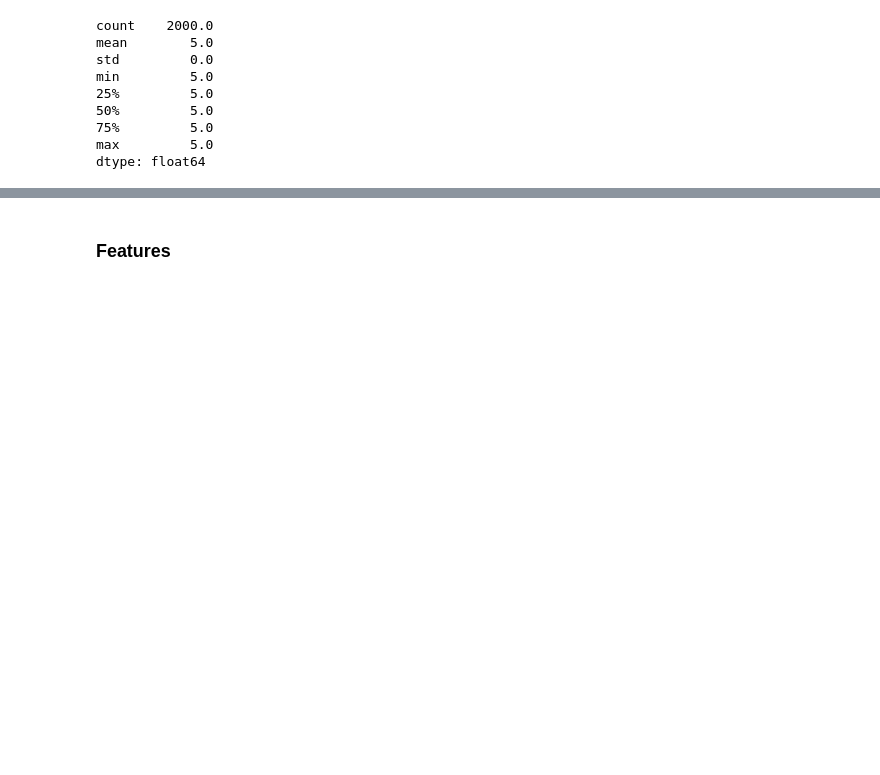
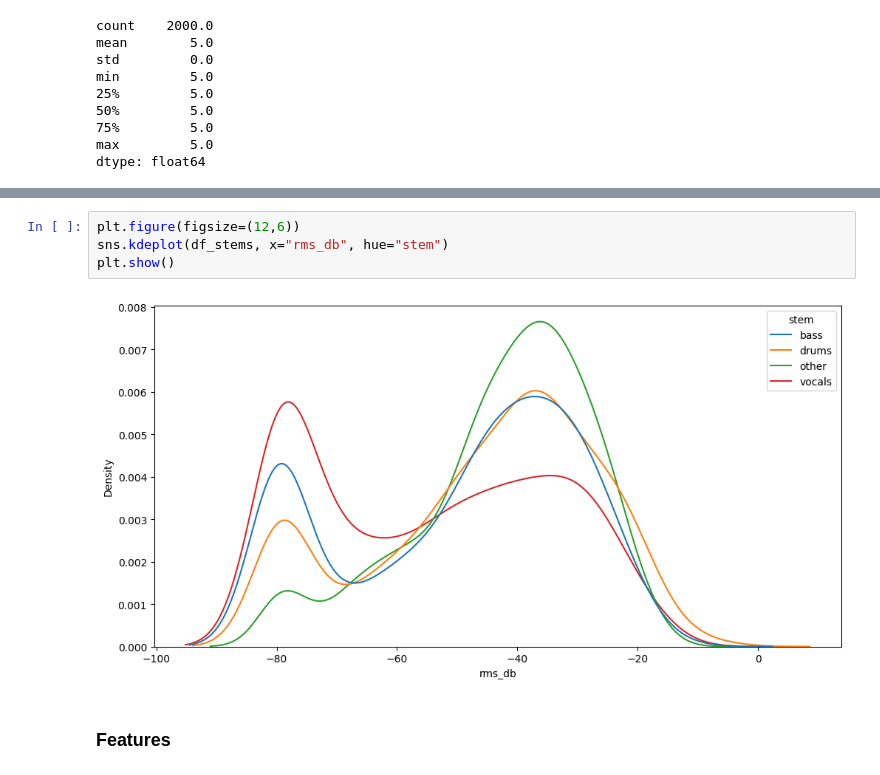
Before and after one commit to 24f2008014/dl-genai-project-26-t1, a Jupyter notebook: notebooks/eda.ipynb, the cells around one changed output, grey strips where cells are left out. Saved outputs shown, nothing was run; the diff lists cells and outputs as text; blank space fills up the shorter version.

```diff
--- a/notebooks/eda.ipynb
+++ b/notebooks/eda.ipynb
@@ -188,3 +249,9 @@ dtype: float64
+# %%
+plt.figure(figsize=(12,6))
+sns.kdeplot(df_stems, x="rms_db", hue="stem")
+plt.show()
+# %% [output]
+[figure, added]
 # %% [markdown]
 ### Features
 # %%
```
Also changed, not shown: parts of 34 cells of this notebook.
